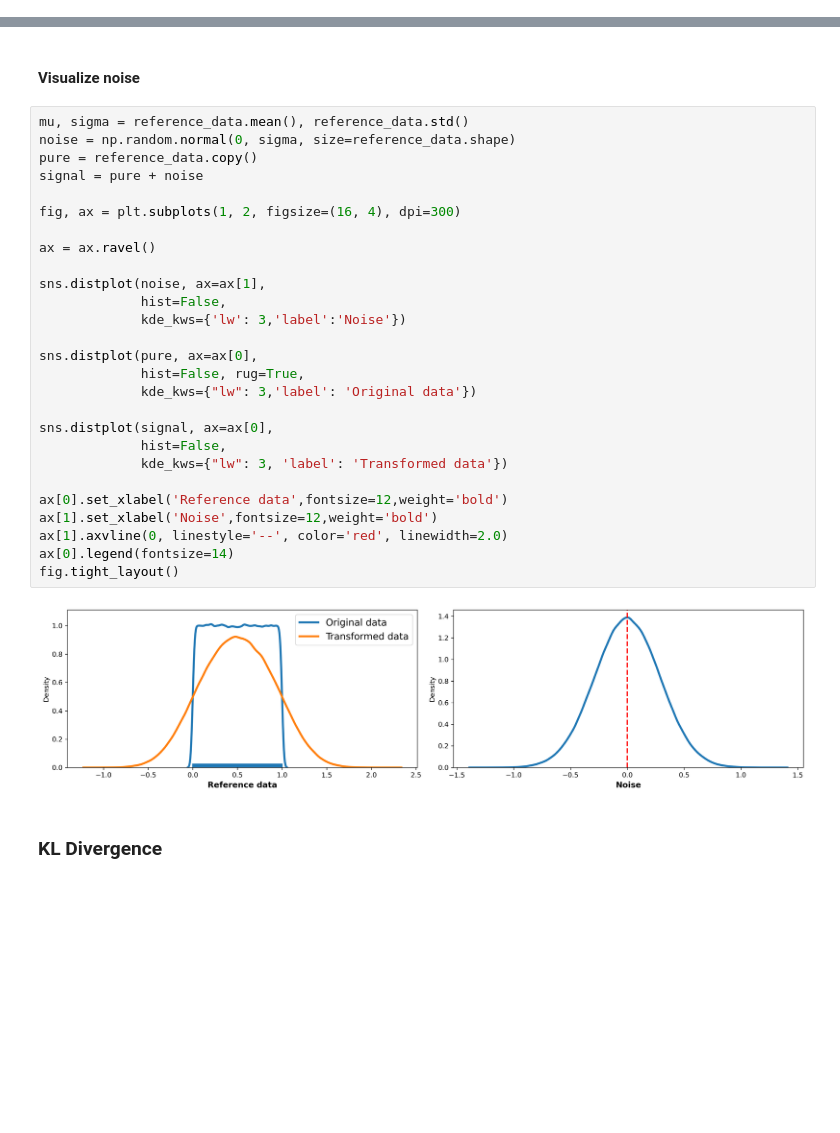
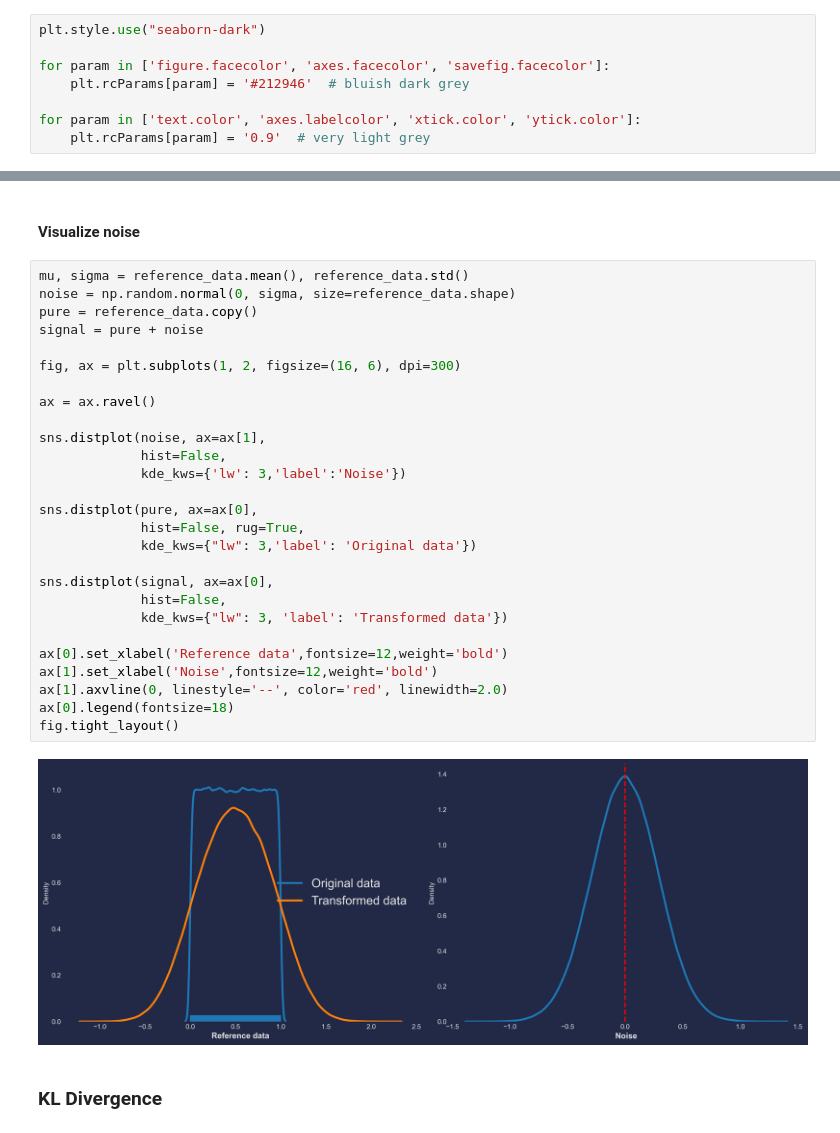
Before and after one commit to tdosreis/kl-divergence, a Jupyter notebook: notebooks/cumulative-divergence.ipynb, the cells around one changed output, grey strips where cells are left out. Saved outputs shown, nothing was run; the diff lists cells and outputs as text; blank space fills up the shorter version.

Commit message:
Adds new styles to plots

```diff
--- a/notebooks/cumulative-divergence.ipynb
+++ b/notebooks/cumulative-divergence.ipynb
@@ -28,6 +28,14 @@ sys.path.append('../src/')
 # %%
 import warnings
 warnings.filterwarnings("ignore")
+# %%
+plt.style.use("seaborn-dark")
+
+for param in ['figure.facecolor', 'axes.facecolor', 'savefig.facecolor']:
+    plt.rcParams[param] = '#212946'  # bluish dark grey
+
+for param in ['text.color', 'axes.labelcolor', 'xtick.color', 'ytick.color']:
+    plt.rcParams[param] = '0.9'  # very light grey
 # %% [markdown]
 ### Generate data
 # %% [markdown]
@@ -41,32 +49,32 @@ reference_data = np.array([np.random.random() for i in range(n)])
 # %%
 mu, sigma = reference_data.mean(), reference_data.std()
 noise = np.random.normal(0, sigma, size=reference_data.shape)
 pure = reference_data.copy()
 signal = pure + noise
 
-fig, ax = plt.subplots(1, 2, figsize=(16, 4), dpi=300)
+fig, ax = plt.subplots(1, 2, figsize=(16, 6), dpi=300)
 
 ax = ax.ravel()
 
 sns.distplot(noise, ax=ax[1],
              hist=False,
              kde_kws={'lw': 3,'label':'Noise'})
 
 sns.distplot(pure, ax=ax[0],
              hist=False, rug=True,
              kde_kws={"lw": 3,'label': 'Original data'})
 
 sns.distplot(signal, ax=ax[0],
              hist=False,
              kde_kws={"lw": 3, 'label': 'Transformed data'})
 
 ax[0].set_xlabel('Reference data',fontsize=12,weight='bold')
 ax[1].set_xlabel('Noise',fontsize=12,weight='bold')
 ax[1].axvline(0, linestyle='--', color='red', linewidth=2.0)
-ax[0].legend(fontsize=14)
+ax[0].legend(fontsize=18)
 fig.tight_layout()
 # %% [output]
-[figure, old version]
+[figure, new version]
 # %% [markdown]
 ### KL Divergence
 # %% [markdown]
```
Also changed, not shown: parts of 1 cell of this notebook.
